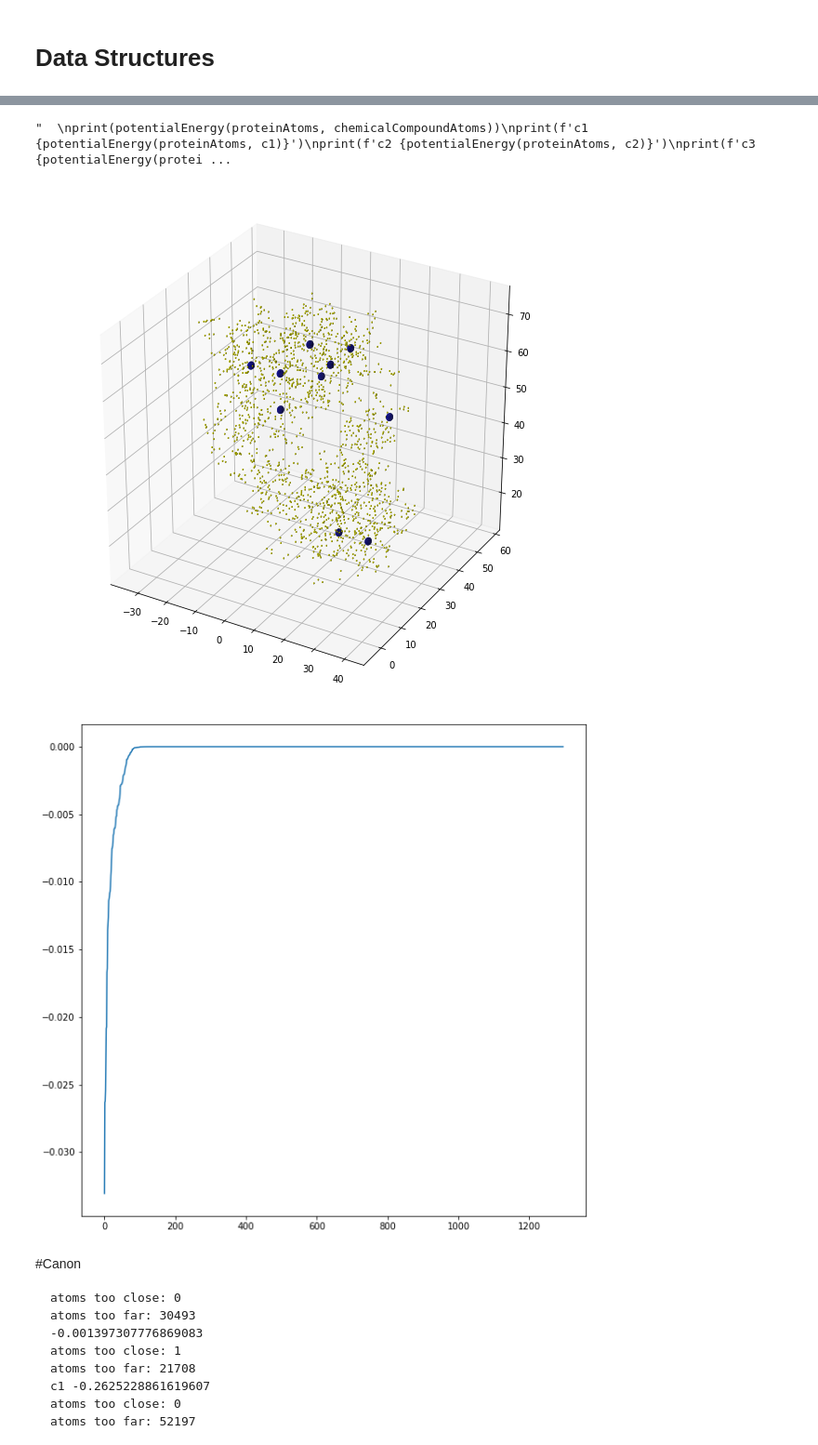
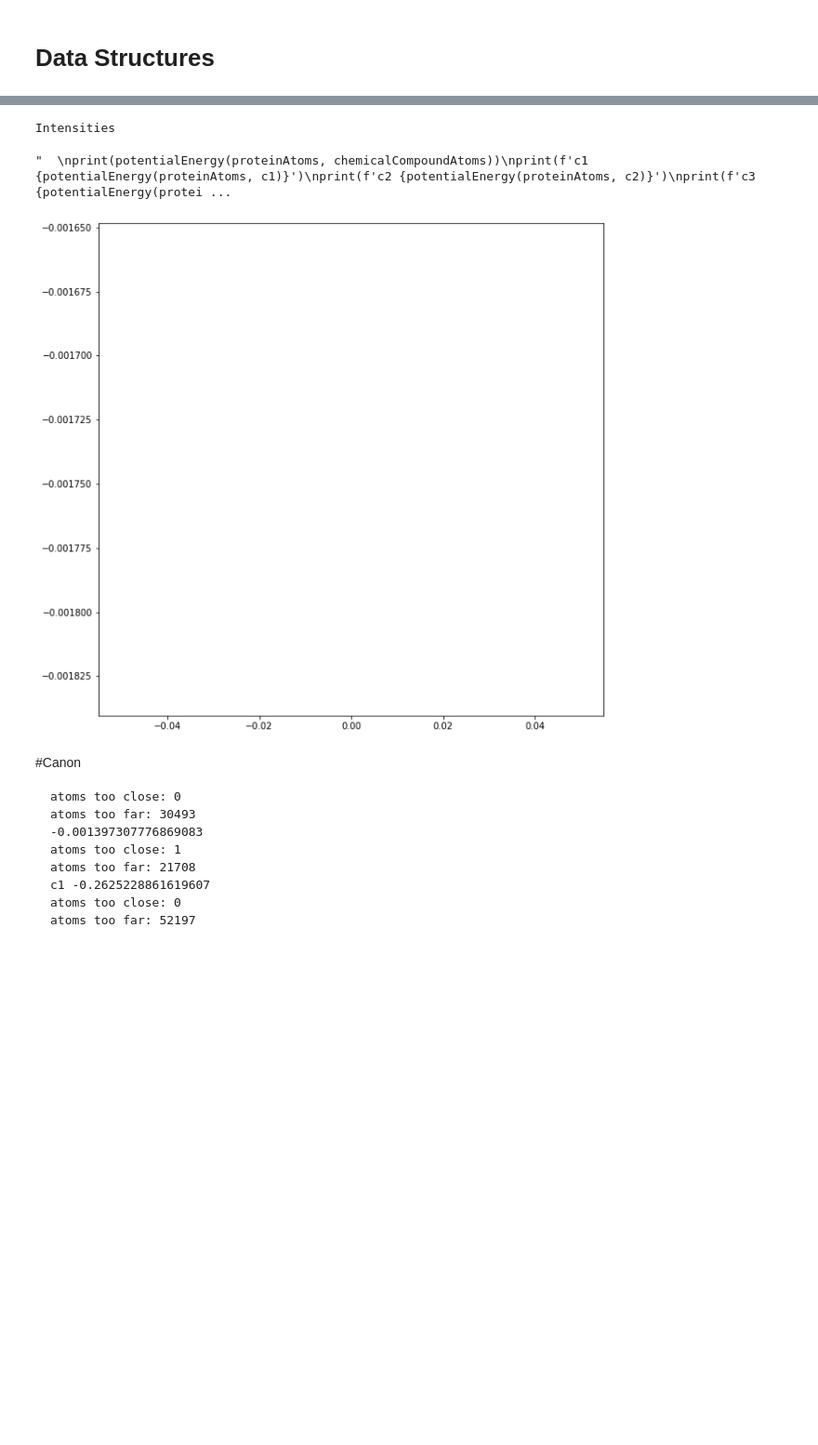
Before and after one commit to savpatpanda/protein, a Jupyter notebook: notebook.ipynb, the cells around one changed output, grey strips where cells are left out. Shown at 93% size. Drawn from its saved outputs; the diff is of its cells as text; code cells hidden in the pictures; blank space fills up the shorter version.

Commit message:
Video Plotting

````diff
--- a/notebook.ipynb
+++ b/notebook.ipynb
@@ -320,28 +344,28 @@ def potentialEnergy(proteinSet, compoundSet):
 # plotAtoms(ax, [atom.position for atom in chemicalCompoundAtoms], color = "green", radius = 0.2)
 
 
-def heatmap(prot, chem, ax):
+def heatmap(prot, chem):
   chemicalCompound = Compound(chem)
   print(f'mean: {chemicalCompound.mean}')
   patoms = [p.position for p in prot]
-  _, _, minMax = boundingBox(patoms)
-  x, y, z = (minMax)
+  fig, ax = plotFourView(patoms, color = "yellow", radius = 0.2)
 
-  points = []
-  intensities = []
-  for i in range(-10, 101, 10):
-    for j in range(-10, 101, 10):
-      for k in range(-70, 11, 10):
+  points, intensities = [], []
+  for i in range(-10, -9, 10):
+    for j in range(-10, -9, 10):
+      for k in range(-10, -9, 10):
         energy = potentialEnergy(prot, translateAtoms(chem, (i, j, k)))
         intensities.append(energy)
         points.append(np.array(chemicalCompound.mean) + np.array([i,j,k]))
 
-  top = sorted(list(zip(points, intensities)), key = lambda x: x[1])
-  top = top[:10]
+  top = sorted(list(zip(points, intensities)), key = lambda x: x[1])[:10]
   points, intz = zip(*top)
-  print(points)
-  print(intz)
-  plotAtoms(ax, points, radius = 1, color = "grey", intensities = intz)
+  for index, value in enumerate(top):
+    point, intensity = value
+    print(f"Place: {index + 1}\n\tPoint: {point}\n\tEnergy: {intensity}")
+  fig, ax = plot3d(points, fig=fig, ax=ax, radius = 1, color = "grey", intensities = intz)
+  rotateFigure(fig, ax)
+  print("Intensities")
   intensities.sort()
   fig = plt.figure()
   fig.set_size_inches(10, 10)
@@ -349,11 +373,7 @@ def heatmap(prot, chem, ax):
   ax.plot(intensities)
 
   return points, intensities
-fig = plt.figure()
-fig.set_size_inches(10, 10)
-ax = fig.add_subplot(111, projection='3d')
-plotAtoms(ax, [atom.position for atom in proteinAtoms], color = "yellow", radius = 0.2)
-points, intensities = heatmap(proteinAtoms, chemicalCompoundAtoms, ax)
+points, intensities = heatmap(proteinAtoms, chemicalCompoundAtoms)
 
 
 '''
@@ -369,6 +392,6 @@ mean: [-16.91075, 38.05853125, 67.95309375]
-"  \nprint(potentialEnergy(proteinAtoms, chemicalCompoundAtoms))\nprint(f'c1 {potentialEnergy(proteinAtoms, c1)}')\nprint(f'c2 {potentialEnergy(proteinAtoms, c2)}')\nprint(f'c3 {potentialEnergy(protei ...
+Intensities
-[figure, old version]
+"  \nprint(potentialEnergy(proteinAtoms, chemicalCompoundAtoms))\nprint(f'c1 {potentialEnergy(proteinAtoms, c1)}')\nprint(f'c2 {potentialEnergy(proteinAtoms, c2)}')\nprint(f'c3 {potentialEnergy(protei ...
-[figure, old version]
+[figure, new version]
 # %% [markdown]
 #Canon
 ```
````
Also changed, not shown: parts of 2 cells of this notebook.
